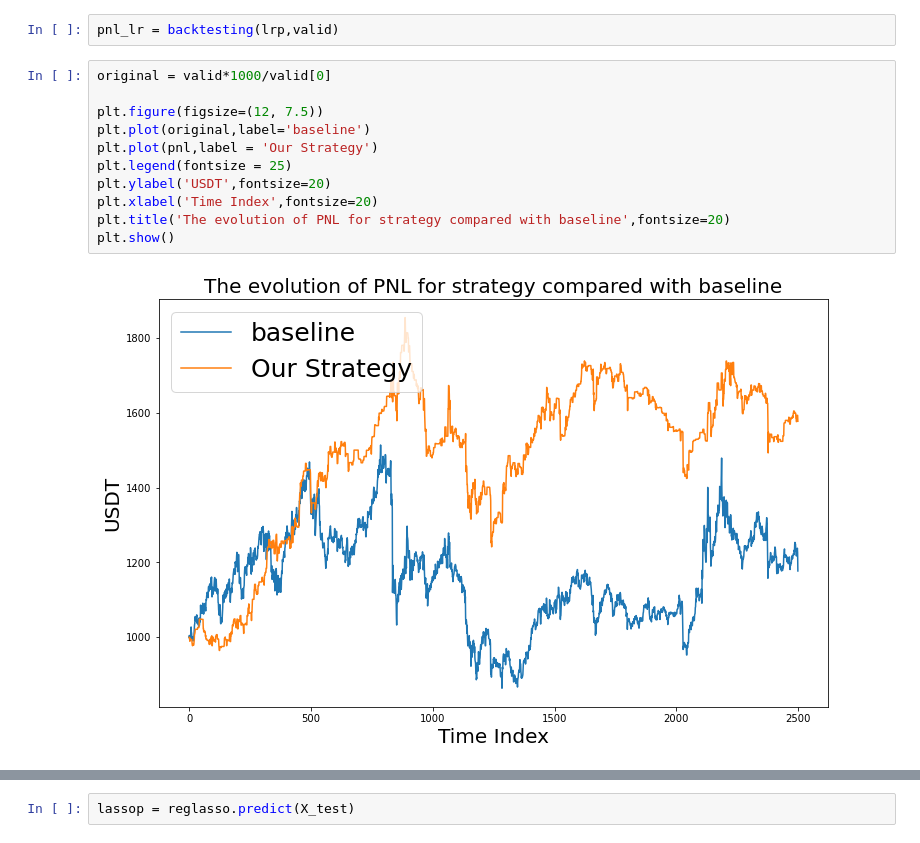
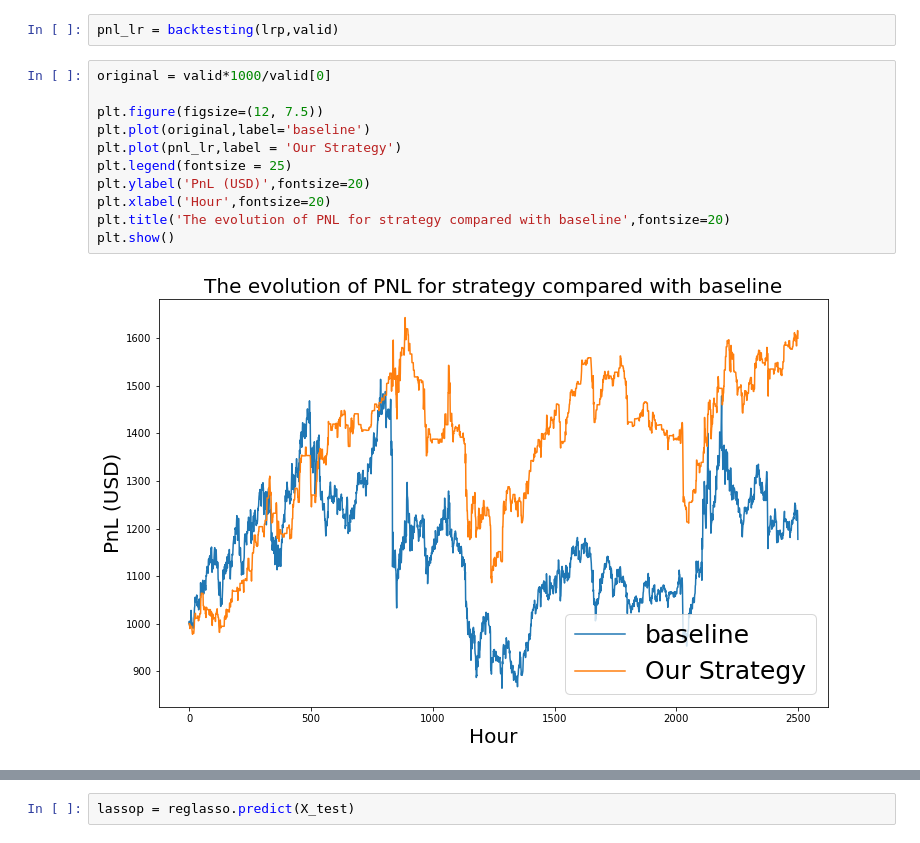
Before and after one commit to zachHFT/Optimal-Cryptocurrency-Trading-Strategies-Step4, a Jupyter notebook: Machine Learning/Statistical learning.ipynb, the cells around one changed output, grey strips where cells are left out. Saved outputs shown, nothing was run; the diff lists cells and outputs as text.

```diff
--- a/Machine Learning/Statistical learning.ipynb
+++ b/Machine Learning/Statistical learning.ipynb
@@ -221,16 +222,16 @@ pnl_lr = backtesting(lrp,valid)
 # %%
 original = valid*1000/valid[0]
 
 plt.figure(figsize=(12, 7.5))
 plt.plot(original,label='baseline')
-plt.plot(pnl,label = 'Our Strategy')
+plt.plot(pnl_lr,label = 'Our Strategy')
 plt.legend(fontsize = 25)
-plt.ylabel('USDT',fontsize=20)
-plt.xlabel('Time Index',fontsize=20)
+plt.ylabel('PnL (USD)',fontsize=20)
+plt.xlabel('Hour',fontsize=20)
 plt.title('The evolution of PNL for strategy compared with baseline',fontsize=20)
 plt.show()
 # %% [output]
-[figure, old version]
+[figure, new version]
 # %%
 from sklearn import linear_model
 reglasso = linear_model.Lasso(alpha=0.05)
```
Also changed, not shown: parts of 14 cells of this notebook, 3 other files.
